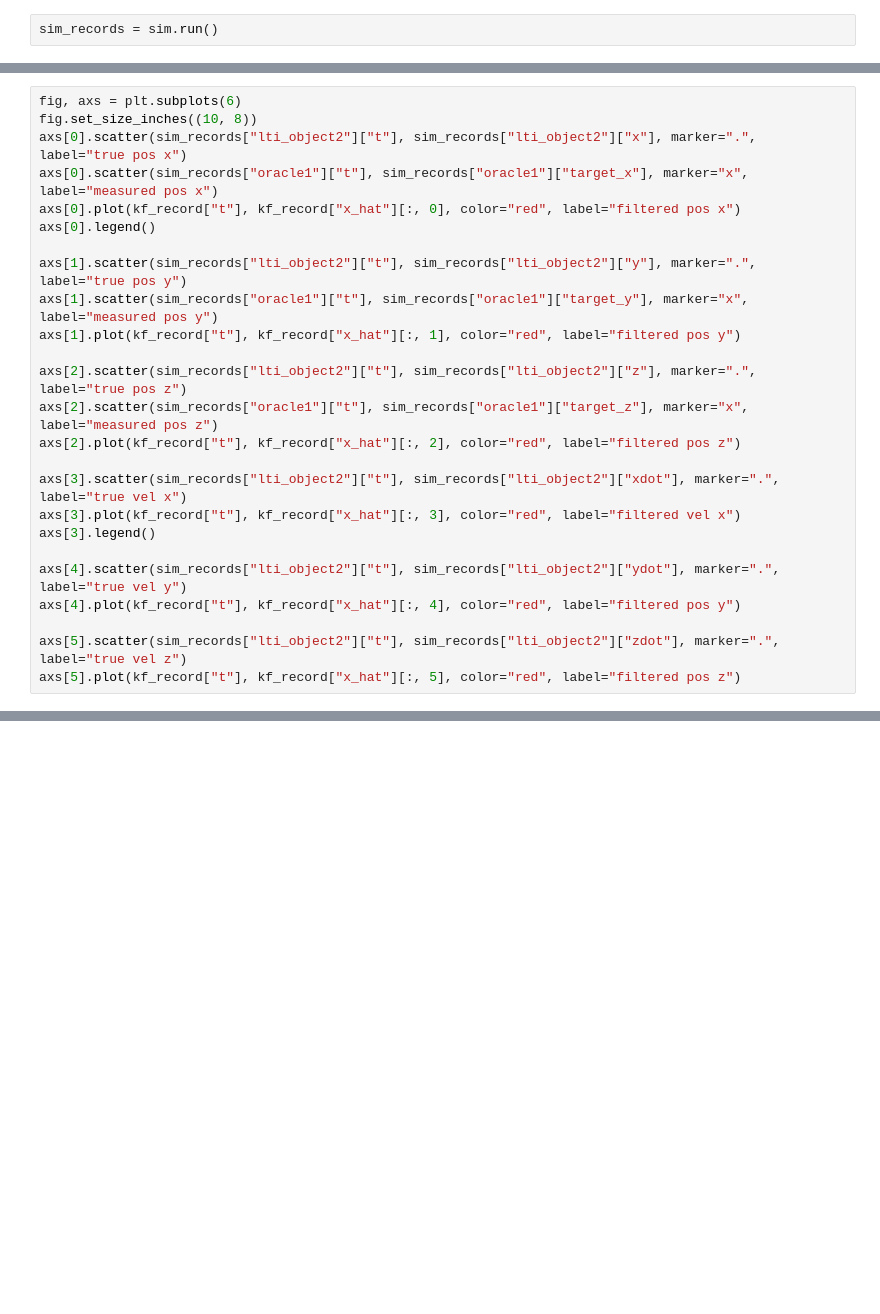
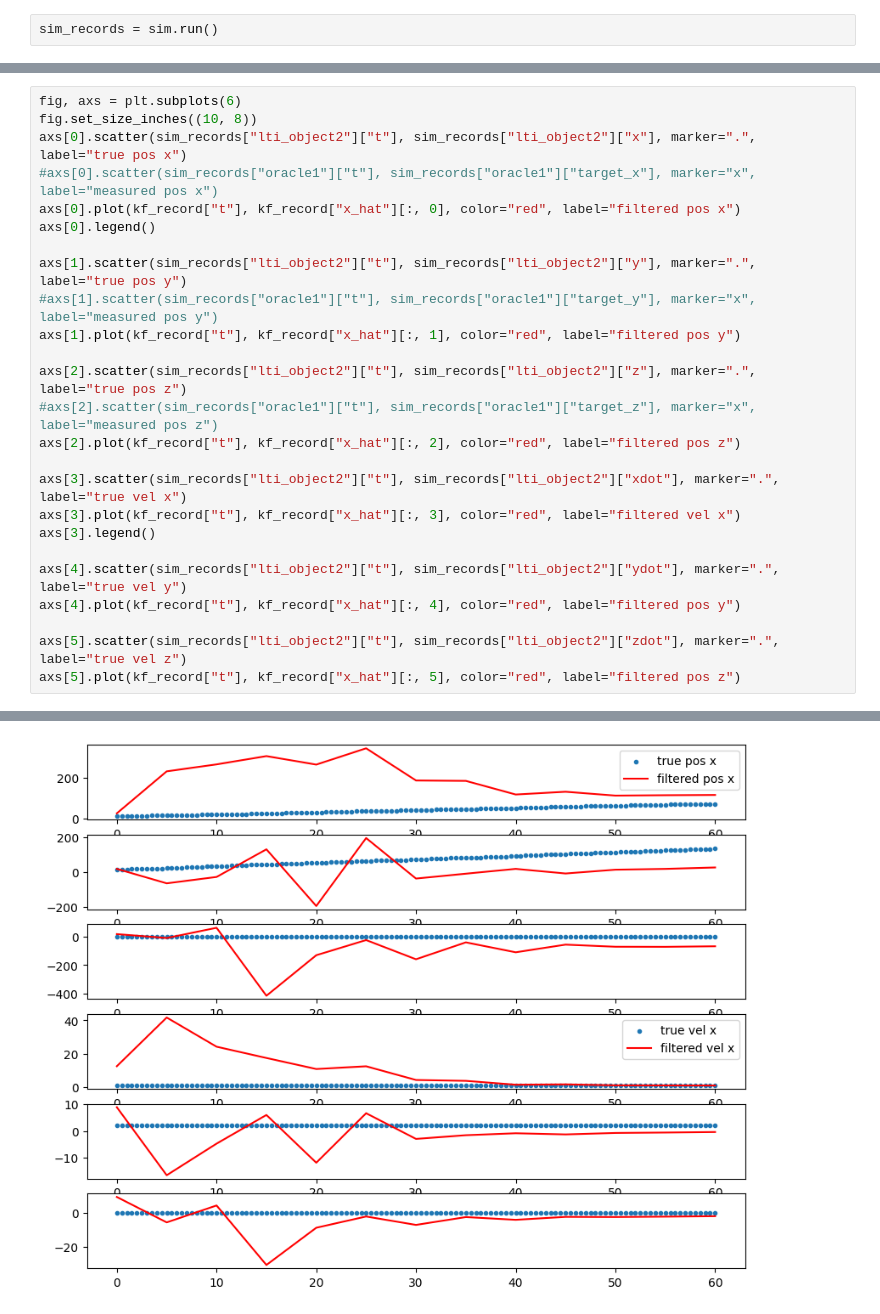
Before and after one commit to eholmgre/tda, a Jupyter notebook: notebook/radar_single_target_no_clutter.ipynb, the cells around one changed output, grey strips where cells are left out. Cells and saved outputs as stored; diff of their text form; blank space fills up the shorter version.

```diff
--- a/notebook/radar_single_target_no_clutter.ipynb
+++ b/notebook/radar_single_target_no_clutter.ipynb
@@ -136,16 +155,16 @@ kf._filter_history
 fig, axs = plt.subplots(6)
 fig.set_size_inches((10, 8))
 axs[0].scatter(sim_records["lti_object2"]["t"], sim_records["lti_object2"]["x"], marker=".", label="true pos x")
-axs[0].scatter(sim_records["oracle1"]["t"], sim_records["oracle1"]["target_x"], marker="x", label="measured pos x")
+#axs[0].scatter(sim_records["oracle1"]["t"], sim_records["oracle1"]["target_x"], marker="x", label="measured pos x")
 axs[0].plot(kf_record["t"], kf_record["x_hat"][:, 0], color="red", label="filtered pos x")
 axs[0].legend()
 
 axs[1].scatter(sim_records["lti_object2"]["t"], sim_records["lti_object2"]["y"], marker=".", label="true pos y")
-axs[1].scatter(sim_records["oracle1"]["t"], sim_records["oracle1"]["target_y"], marker="x", label="measured pos y")
+#axs[1].scatter(sim_records["oracle1"]["t"], sim_records["oracle1"]["target_y"], marker="x", label="measured pos y")
 axs[1].plot(kf_record["t"], kf_record["x_hat"][:, 1], color="red", label="filtered pos y")
 
 axs[2].scatter(sim_records["lti_object2"]["t"], sim_records["lti_object2"]["z"], marker=".", label="true pos z")
-axs[2].scatter(sim_records["oracle1"]["t"], sim_records["oracle1"]["target_z"], marker="x", label="measured pos z")
+#axs[2].scatter(sim_records["oracle1"]["t"], sim_records["oracle1"]["target_z"], marker="x", label="measured pos z")
 axs[2].plot(kf_record["t"], kf_record["x_hat"][:, 2], color="red", label="filtered pos z")
 
 axs[3].scatter(sim_records["lti_object2"]["t"], sim_records["lti_object2"]["xdot"], marker=".", label="true vel x")
@@ -157,3 +176,4 @@ axs[4].plot(kf_record["t"], kf_record["x_hat"][:, 4], color="red", label="filter
 
 axs[5].scatter(sim_records["lti_object2"]["t"], sim_records["lti_object2"]["zdot"], marker=".", label="true vel z")
 axs[5].plot(kf_record["t"], kf_record["x_hat"][:, 5], color="red", label="filtered pos z")
+# %% [output]
@@ -159,0 +181 @@ axs[5].plot(kf_record["t"], kf_record["x_hat"][:, 5], color="red", label="filter
+[figure, added]
```
Also changed, not shown: parts of 8 cells of this notebook, 3 other files.
